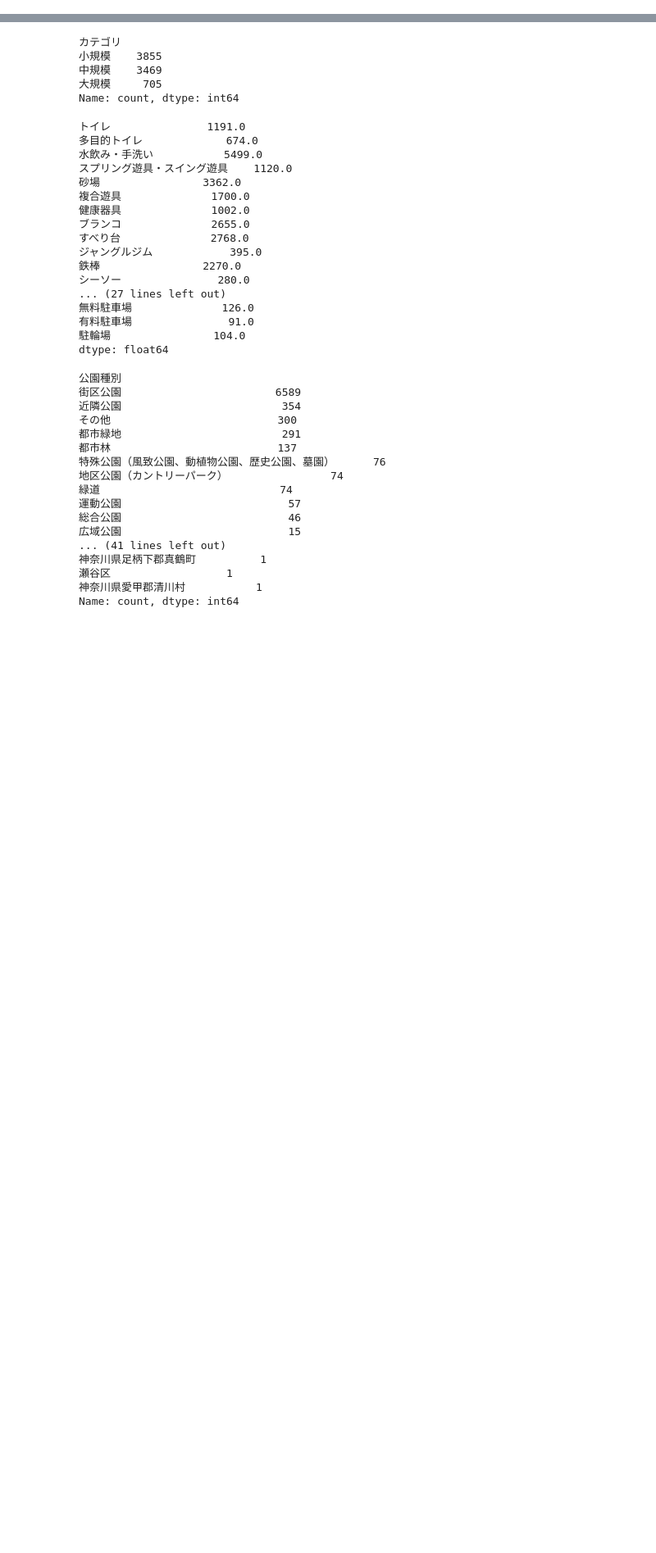
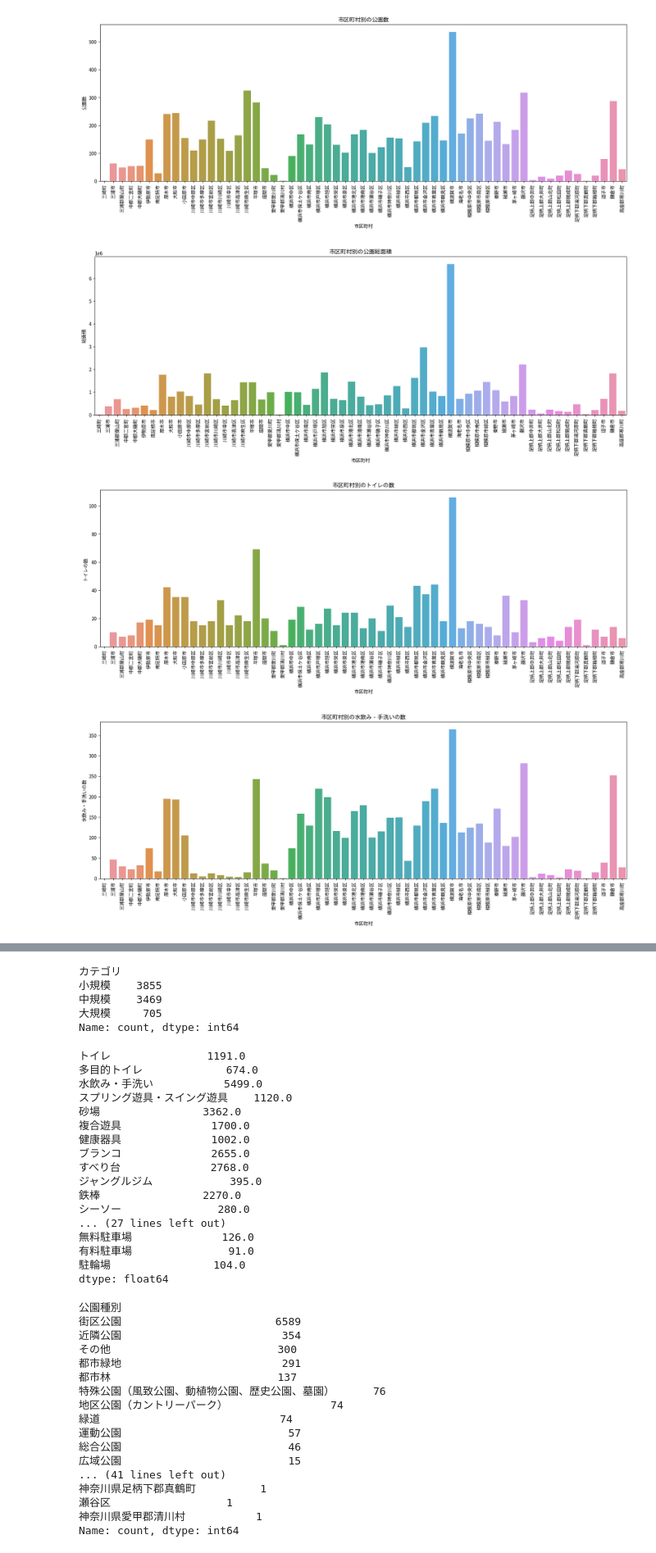
Before and after one commit to yasumasa718/park_data_intern, a Jupyter notebook: intern_kadai2.ipynb, the cells around one changed output, grey strips where cells are left out. Shown at 82% size. Saved outputs shown, nothing was run; the diff lists cells and outputs as text; code cells hidden in the pictures; blank space fills up the shorter version.

```diff
--- a/intern_kadai2.ipynb
+++ b/intern_kadai2.ipynb
@@ -84,0 +115,72 @@ dtype: int64
+# %%
+import matplotlib.pyplot as plt
+import seaborn as sns
+
+# 公園の数の可視化
+plt.figure(figsize=(20, 6))
+sns.barplot(x=park_stats.index, y='公園数', data=park_stats)
+plt.xticks(rotation=90)
+plt.title('市区町村別の公園数')
+plt.ylabel('公園数')
+plt.show()
+
+# 公園面積の可視化
+plt.figure(figsize=(20, 6))
+sns.barplot(x=park_stats.index, y='総面積', data=park_stats)
+plt.xticks(rotation=90)
+plt.title('市区町村別の公園総面積')
+plt.ylabel('総面積')
+plt.show()
+
+# 特定の設備（例: トイレ）の可視化
+plt.figure(figsize=(20, 6))
+sns.barplot(x=facility_stats.index, y='トイレ', data=facility_stats)
+plt.xticks(rotation=90)
+plt.title('市区町村別のトイレの数')
+plt.ylabel('トイレの数')
+plt.show()
+
+# 特定の設備（例: 水飲み・手洗い）の可視化
+plt.figure(figsize=(20, 6))
+sns.barplot(x=facility_stats.index, y='水飲み・手洗い', data=facility_stats)
+plt.xticks(rotation=90)
+plt.title('市区町村別の水飲み・手洗いの数')
+plt.ylabel('水飲み・手洗いの数')
+plt.show()
+
+# 特定の設備（例: 砂場）の可視化
+plt.figure(figsize=(20, 6))
+sns.barplot(x=facility_stats.index, y='砂場', data=facility_stats)
+plt.xticks(rotation=90)
+plt.title('市区町村別の砂場の数')
+plt.ylabel('砂場の数')
+plt.show()
+
+# 特定の設備（例: 避難場所）の可視化
+plt.figure(figsize=(20, 6))
+sns.barplot(x=facility_stats.index, y='避難場所', data=facility_stats)
+plt.xticks(rotation=90)
+plt.title('市区町村別の避難場所の数')
+plt.ylabel('避難場所の数')
+plt.show()
+
+# 特定の設備（例: 無料駐車場）の可視化
+plt.figure(figsize=(20, 6))
+sns.barplot(x=facility_stats.index, y='無料駐車場', data=facility_stats)
+plt.xticks(rotation=90)
+plt.title('市区町村別の無料駐車場の数')
+plt.ylabel('無料駐車場の数')
+plt.show()
+
+# 特定の設備（例: 有料駐車場）の可視化
+plt.figure(figsize=(20, 6))
+sns.barplot(x=facility_stats.index, y='有料駐車場', data=facility_stats)
+plt.xticks(rotation=90)
+plt.title('市区町村別の有料駐車場の数')
+plt.ylabel('有料駐車場の数')
+plt.show()
+# %% [output]
+[figure, added]
+[figure, added]
+[figure, added]
+[figure, added]
```
Also changed, not shown: parts of 18 cells of this notebook.
